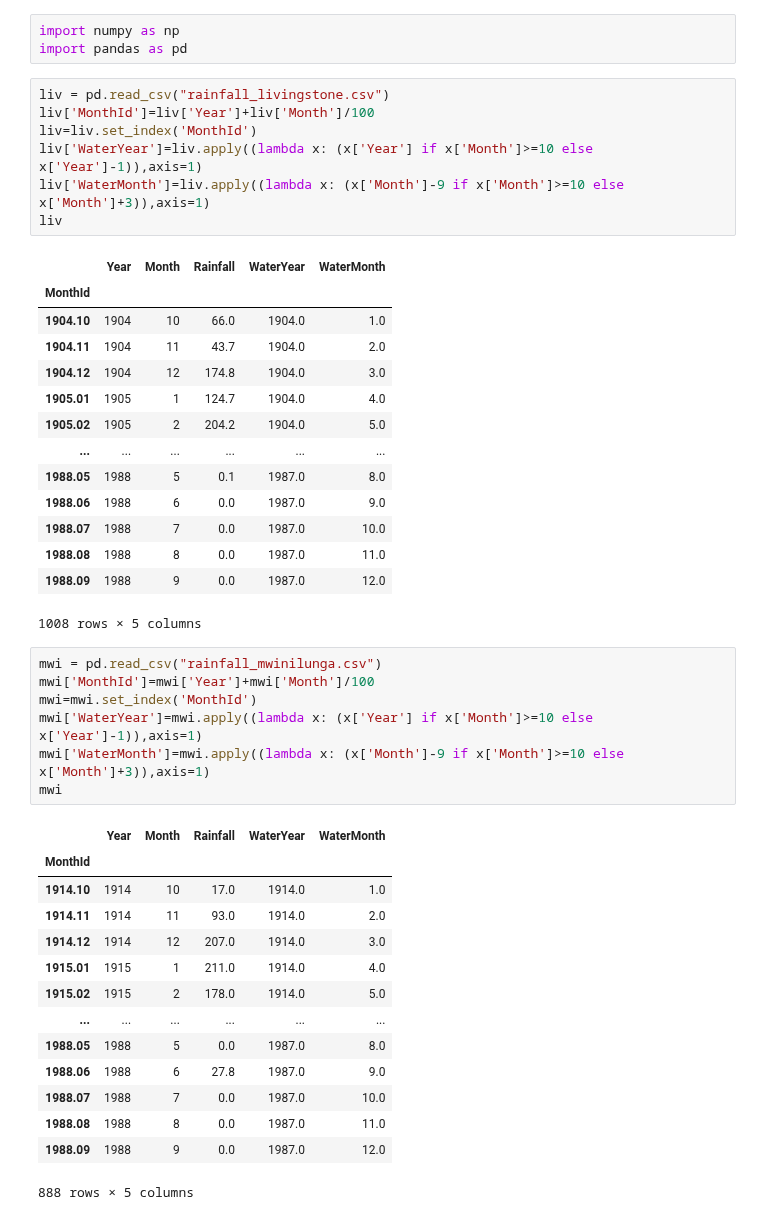
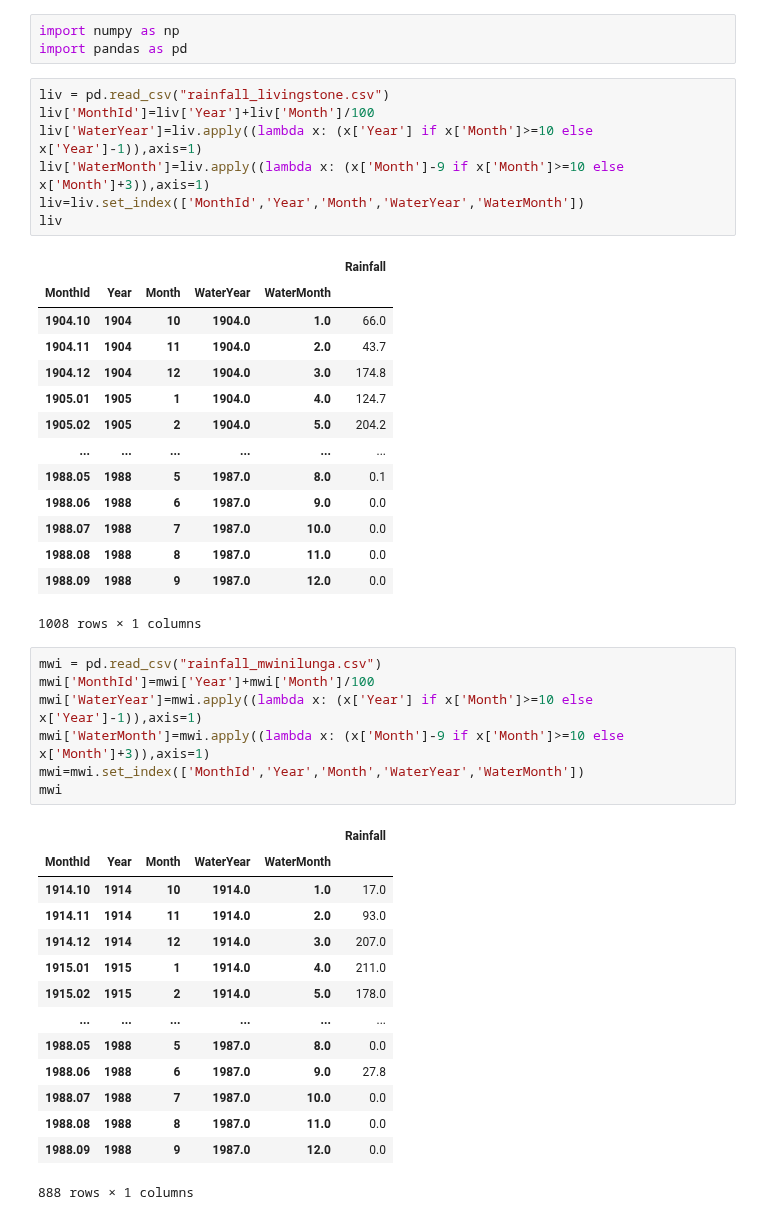
Before and after one commit to AndyFlem/ngonye-notepad, a Jupyter notebook: ngonye_rainfall.ipynb, the cells around one changed output. Cells and saved outputs as stored; diff of their text form.

```diff
--- a/ngonye_rainfall.ipynb
+++ b/ngonye_rainfall.ipynb
@@ -4,44 +4,44 @@ import pandas as pd
 # %%
 liv = pd.read_csv("rainfall_livingstone.csv")
 liv['MonthId']=liv['Year']+liv['Month']/100
-liv=liv.set_index('MonthId')
 liv['WaterYear']=liv.apply((lambda x: (x['Year'] if x['Month']>=10 else x['Year']-1)),axis=1)
 liv['WaterMonth']=liv.apply((lambda x: (x['Month']-9 if x['Month']>=10 else x['Month']+3)),axis=1)
+liv=liv.set_index(['MonthId','Year','Month','WaterYear','WaterMonth'])
 liv
 # %% [output]
-|  | Year | Month | Rainfall | WaterYear | WaterMonth |
-| MonthId |  |  |  |  |  |
-| 1904.10 | 1904 | 10 | 66.0 | 1904.0 | 1.0 |
-| 1904.11 | 1904 | 11 | 43.7 | 1904.0 | 2.0 |
-| 1904.12 | 1904 | 12 | 174.8 | 1904.0 | 3.0 |
-| 1905.01 | 1905 | 1 | 124.7 | 1904.0 | 4.0 |
-| 1905.02 | 1905 | 2 | 204.2 | 1904.0 | 5.0 |
+|  |  |  |  |  | Rainfall |
+| MonthId | Year | Month | WaterYear | WaterMonth |  |
+| 1904.10 | 1904 | 10 | 1904.0 | 1.0 | 66.0 |
+| 1904.11 | 1904 | 11 | 1904.0 | 2.0 | 43.7 |
+| 1904.12 | 1904 | 12 | 1904.0 | 3.0 | 174.8 |
+| 1905.01 | 1905 | 1 | 1904.0 | 4.0 | 124.7 |
+| 1905.02 | 1905 | 2 | 1904.0 | 5.0 | 204.2 |
 | ... | ... | ... | ... | ... | ... |
-| 1988.05 | 1988 | 5 | 0.1 | 1987.0 | 8.0 |
-| 1988.06 | 1988 | 6 | 0.0 | 1987.0 | 9.0 |
-| 1988.07 | 1988 | 7 | 0.0 | 1987.0 | 10.0 |
-| 1988.08 | 1988 | 8 | 0.0 | 1987.0 | 11.0 |
-| 1988.09 | 1988 | 9 | 0.0 | 1987.0 | 12.0 |
+| 1988.05 | 1988 | 5 | 1987.0 | 8.0 | 0.1 |
+| 1988.06 | 1988 | 6 | 1987.0 | 9.0 | 0.0 |
+| 1988.07 | 1988 | 7 | 1987.0 | 10.0 | 0.0 |
+| 1988.08 | 1988 | 8 | 1987.0 | 11.0 | 0.0 |
+| 1988.09 | 1988 | 9 | 1987.0 | 12.0 | 0.0 |
-1008 rows × 5 columns
+1008 rows × 1 columns
 # %%
 mwi = pd.read_csv("rainfall_mwinilunga.csv")
 mwi['MonthId']=mwi['Year']+mwi['Month']/100
-mwi=mwi.set_index('MonthId')
 mwi['WaterYear']=mwi.apply((lambda x: (x['Year'] if x['Month']>=10 else x['Year']-1)),axis=1)
 mwi['WaterMonth']=mwi.apply((lambda x: (x['Month']-9 if x['Month']>=10 else x['Month']+3)),axis=1)
+mwi=mwi.set_index(['MonthId','Year','Month','WaterYear','WaterMonth'])
 mwi
 # %% [output]
-|  | Year | Month | Rainfall | WaterYear | WaterMonth |
-| MonthId |  |  |  |  |  |
-| 1914.10 | 1914 | 10 | 17.0 | 1914.0 | 1.0 |
-| 1914.11 | 1914 | 11 | 93.0 | 1914.0 | 2.0 |
-| 1914.12 | 1914 | 12 | 207.0 | 1914.0 | 3.0 |
-| 1915.01 | 1915 | 1 | 211.0 | 1914.0 | 4.0 |
-| 1915.02 | 1915 | 2 | 178.0 | 1914.0 | 5.0 |
+|  |  |  |  |  | Rainfall |
+| MonthId | Year | Month | WaterYear | WaterMonth |  |
+| 1914.10 | 1914 | 10 | 1914.0 | 1.0 | 17.0 |
+| 1914.11 | 1914 | 11 | 1914.0 | 2.0 | 93.0 |
+| 1914.12 | 1914 | 12 | 1914.0 | 3.0 | 207.0 |
+| 1915.01 | 1915 | 1 | 1914.0 | 4.0 | 211.0 |
+| 1915.02 | 1915 | 2 | 1914.0 | 5.0 | 178.0 |
 | ... | ... | ... | ... | ... | ... |
-| 1988.05 | 1988 | 5 | 0.0 | 1987.0 | 8.0 |
-| 1988.06 | 1988 | 6 | 27.8 | 1987.0 | 9.0 |
-| 1988.07 | 1988 | 7 | 0.0 | 1987.0 | 10.0 |
-| 1988.08 | 1988 | 8 | 0.0 | 1987.0 | 11.0 |
-| 1988.09 | 1988 | 9 | 0.0 | 1987.0 | 12.0 |
+| 1988.05 | 1988 | 5 | 1987.0 | 8.0 | 0.0 |
+| 1988.06 | 1988 | 6 | 1987.0 | 9.0 | 27.8 |
+| 1988.07 | 1988 | 7 | 1987.0 | 10.0 | 0.0 |
+| 1988.08 | 1988 | 8 | 1987.0 | 11.0 | 0.0 |
+| 1988.09 | 1988 | 9 | 1987.0 | 12.0 | 0.0 |
-888 rows × 5 columns
+888 rows × 1 columns
```
Also changed, not shown: parts of 27 cells of this notebook, 10 other files.
